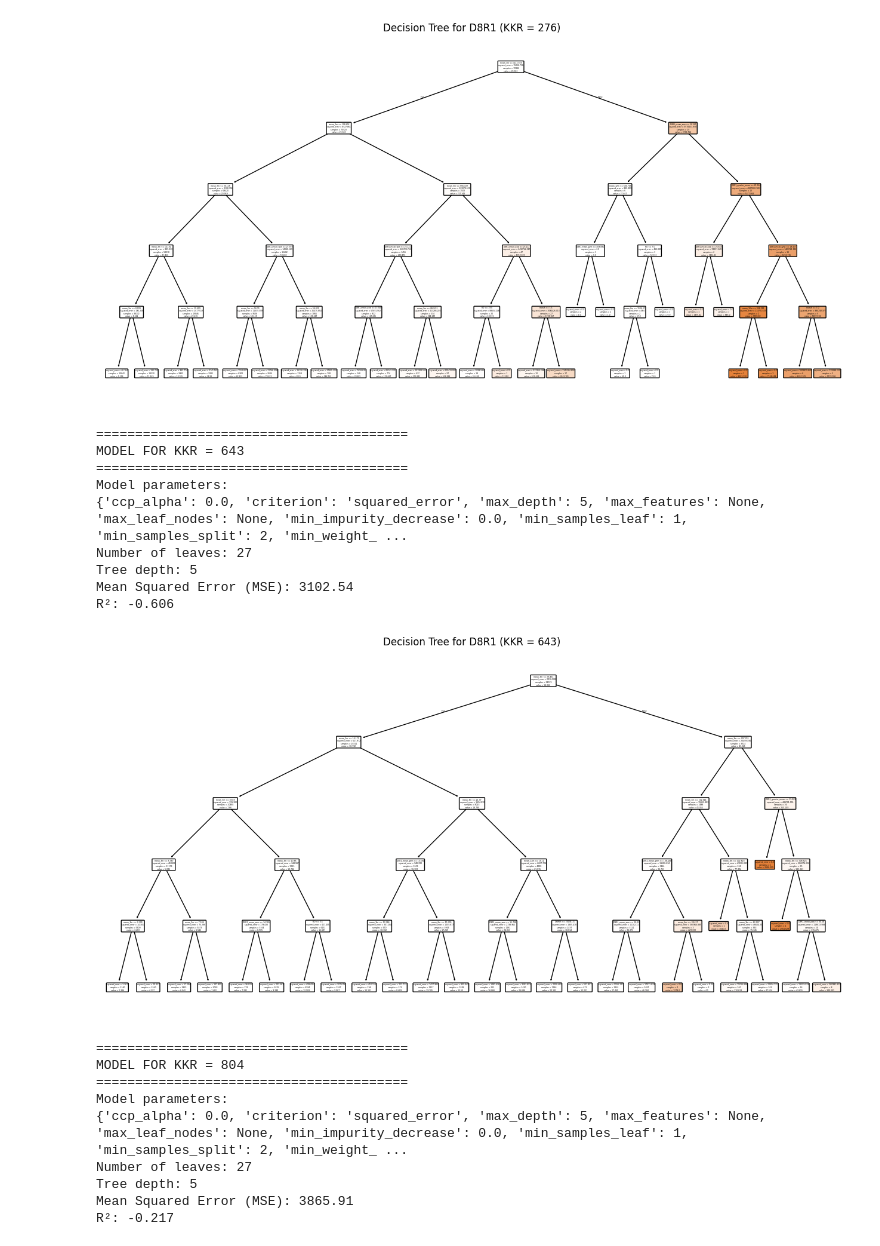
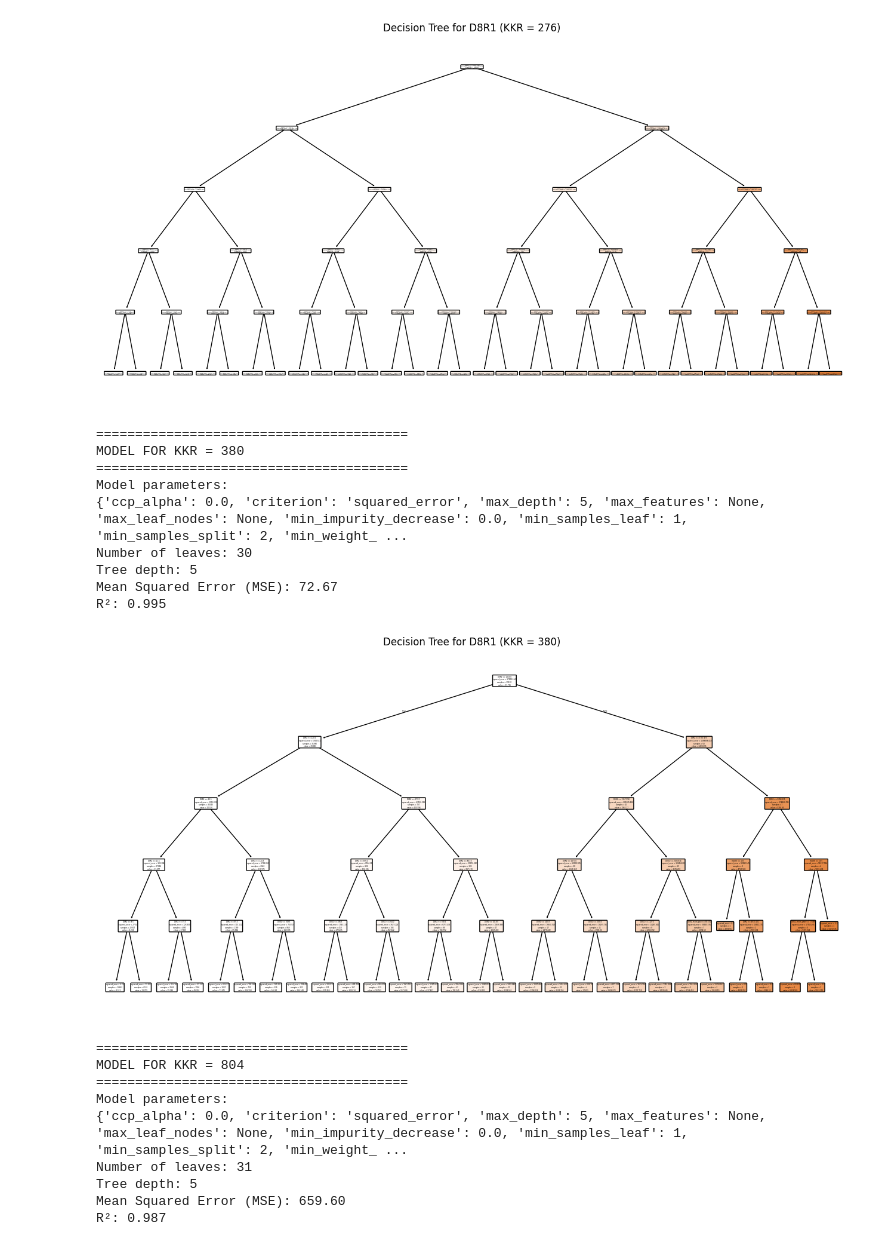
Before and after one commit to AIML4OS/WP9_S2_PL, a Jupyter notebook: Python/decision tree-nights.ipynb, the cells around one changed output. Cells and saved outputs as stored; diff of their text form; code cells hidden in the pictures.

```diff
--- a/Python/decision tree-nights.ipynb
+++ b/Python/decision tree-nights.ipynb
@@ -5,7 +5,7 @@ from sklearn.tree import DecisionTreeRegressor, plot_tree
 from sklearn.metrics import mean_squared_error, r2_score
 import matplotlib.pyplot as plt
 # %%
-df = pd.read_csv(r"..\synthetic data\tourists_features.csv",index_col=0)
+df = pd.read_csv(r"..\synthetic data\nights_features.csv",index_col=0)
 # %%
 df.columns
 # %% [output]
@@ -32,7 +32,7 @@ for kkr_value in df['KKR'].unique():
     df_kkr = df[df['KKR'] == kkr_value].copy()
 
     # --- Remove missing values in the dependent variable ---
-    df_kkr = df_kkr.dropna(subset=['D8R1'])
+    df_kkr = df_kkr.dropna(subset=['D8R2'])
 
     # Skip if there are too few records
     if len(df_kkr) < 10:
@@ -41,7 +41,7 @@ for kkr_value in df['KKR'].unique():
 
     # Define independent (X) and dependent (y) variables
     X = df_kkr.drop(columns=cols_to_drop, errors='ignore')
-    y = df_kkr['D8R1']
+    y = df_kkr['D8R2']
 
     # Remove missing values in features
     X = X.dropna(axis=0)
@@ -105,20 +105,20 @@ R²: 0.326
-[figure, old version]
+[figure, new version]
 ========================================
-MODEL FOR KKR = 643
+MODEL FOR KKR = 380
 ========================================
 Model parameters:
 {'ccp_alpha': 0.0, 'criterion': 'squared_error', 'max_depth': 5, 'max_features': None, 'max_leaf_nodes': None, 'min_impurity_decrease': 0.0, 'min_samples_leaf': 1, 'min_samples_split': 2, 'min_weight_ ...
-Number of leaves: 27
+Number of leaves: 30
 Tree depth: 5
-Mean Squared Error (MSE): 3102.54
-R²: -0.606
+Mean Squared Error (MSE): 72.67
+R²: 0.995
-[figure, old version]
+[figure, new version]
 ========================================
 MODEL FOR KKR = 804
 ========================================
 Model parameters:
 {'ccp_alpha': 0.0, 'criterion': 'squared_error', 'max_depth': 5, 'max_features': None, 'max_leaf_nodes': None, 'min_impurity_decrease': 0.0, 'min_samples_leaf': 1, 'min_samples_split': 2, 'min_weight_ ...
-Number of leaves: 27
+Number of leaves: 31
 Tree depth: 5
-Mean Squared Error (MSE): 3865.91
-R²: -0.217
+Mean Squared Error (MSE): 659.60
+R²: 0.987
```
Also changed, not shown: parts of 3 cells of this notebook.
